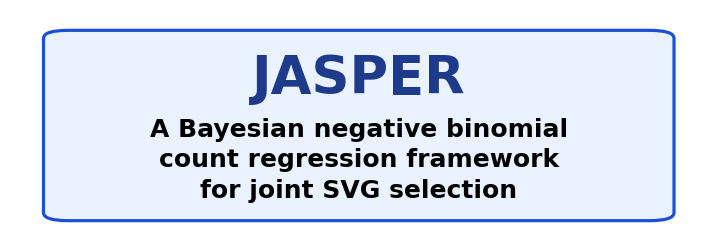
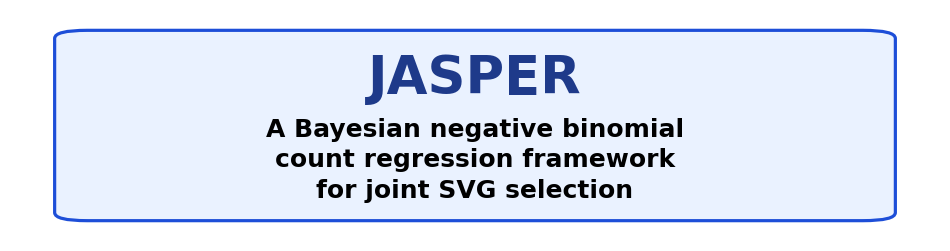
Code edit (unified diff) that turned the first committed figure into the second:
--- before
+++ after
@@ -10,5 +10,5 @@
 JASPER_TEXT = "#1e3a8a"
 
-fig, ax = plt.subplots(figsize=(9, 3))
+fig, ax = plt.subplots(figsize=(12, 3))
 ax.set_xlim(0, 1)
 ax.set_ylim(0, 1)

Commit: Added .gitattributes